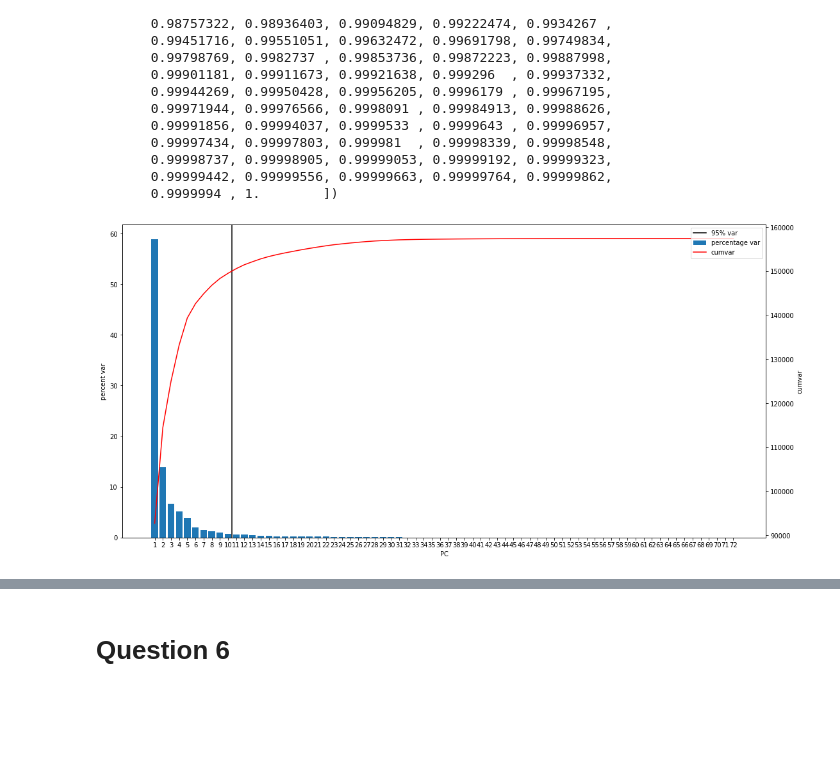
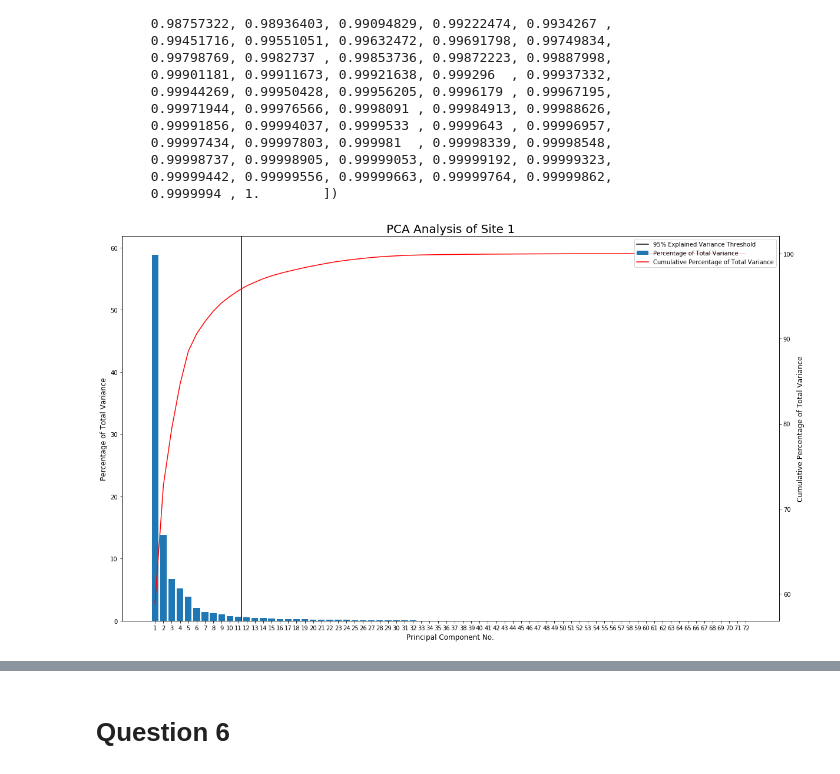
Before and after one commit to highpreef/IAML, a Jupyter notebook: Assignment 2.ipynb, the cells around one changed output, grey strips where cells are left out. Drawn from its saved outputs; the diff is of its cells as text; code cells hidden in the pictures; blank space fills up the shorter version.

```diff
--- a/Assignment 2.ipynb
+++ b/Assignment 2.ipynb
@@ -579,21 +674,22 @@ array([0.58900596, 0.72722179, 0.79409131, 0.84625699, 0.8853502 ,
 # %%
 pca = PCA(n_components=72, random_state=72)
 pca.fit(site1)
 fig, ax1 = plt.subplots()
-fig.set_figheight(9)
-fig.set_figwidth(18)
-lns1 = ax1.bar(np.arange(1,73), height=pca.explained_variance_ratio_*100, align='center', width=0.8, label='percentage var')
-ax1.set_ylabel('percent var')
-ax1.set_xlabel('PC')
+fig.set_figheight(12)
+fig.set_figwidth(20)
+lns1 = ax1.bar(np.arange(1,73), height=pca.explained_variance_ratio_*100, align='center', width=0.8, label='Percentage of Total Variance')
+ax1.set_ylabel('Percentage of Total Variance', fontsize=12)
+ax1.set_xlabel('Principal Component No.', fontsize=12)
 ax2 = ax1.twinx()
-lns2 = ax2.plot(np.arange(1,73), np.cumsum(pca.explained_variance_), color='red', label = 'cumvar')
-plt.ylabel('cumvar')
+lns2 = ax2.plot(np.arange(1,73), np.cumsum(pca.explained_variance_ratio_*100), color='red', label = 'Cumulative Percentage of Total Variance')
+plt.ylabel('Cumulative Percentage of Total Variance', fontsize=12)
 plt.xticks(np.arange(1,73), fontsize=7)
-lns3 = ax1.axvline(x=10.5, color='black', label='95% var')
+lns3 = ax1.axvline(x=11.4, color='black', label='95% Explained Variance Threshold')
 
 lines, labels = ax1.get_legend_handles_labels()
 lines2, labels2 = ax2.get_legend_handles_labels()
 ax2.legend(lines+lines2, labels+labels2, loc='upper right')
+plt.title("PCA Analysis of Site 1", fontsize=20)
 plt.show()
 # %% [output]
-[figure, old version]
+[figure, new version]
```
Also changed, not shown: parts of 38 cells of this notebook, 23 other files.
